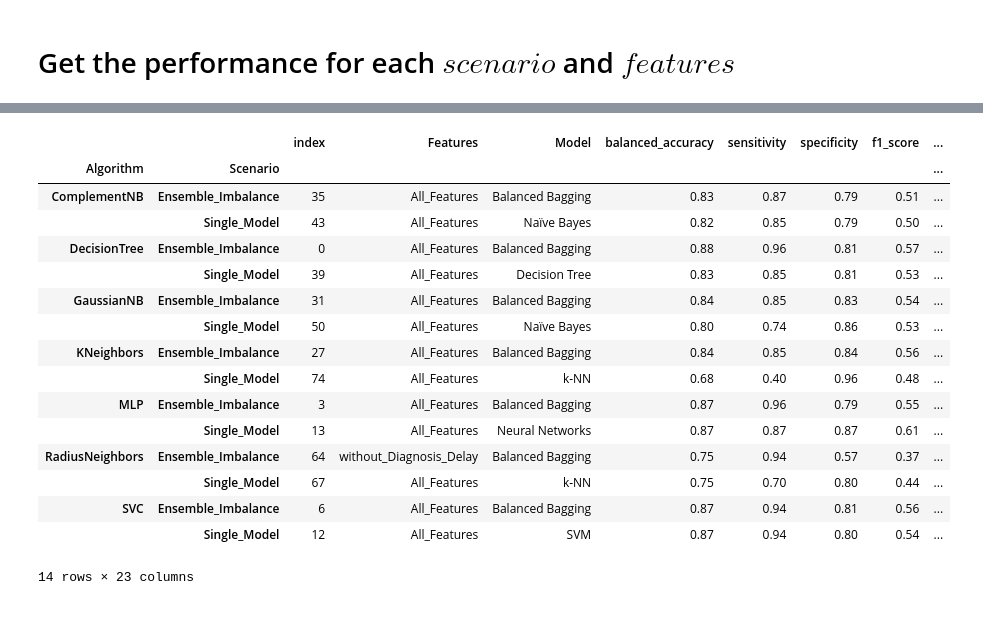
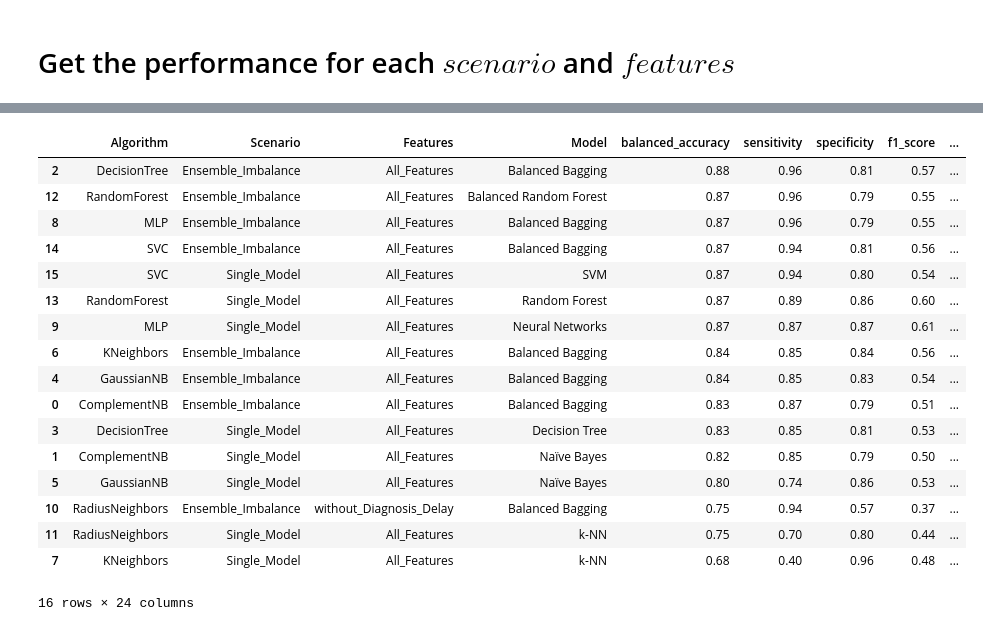
Before and after one commit to fabianopapaiz/als_prognosis_using_ensemble_imbalance, a Jupyter notebook: 05_Train_Validate_Models/777.1 - Separate performances by algorithm scenario and etc.ipynb, the cells around one changed output, grey strips where cells are left out. Cells and saved outputs as stored; diff of their text form; code cells hidden in the pictures.

```diff
--- a/05_Train_Validate_Models/777.1 - Separate performances by algorithm scenario and etc.ipynb
+++ b/05_Train_Validate_Models/777.1 - Separate performances by algorithm scenario and etc.ipynb
@@ -186,9 +182,11 @@ df_all.fillna('', inplace=True)
 df_all['Algorithm'] = df_all.Estimator_Class + ' ' + df_all.Model_Class
 df_all.Algorithm = df_all.Algorithm.str.replace('BalancedBagging', '').str.replace('Classifier', '').str.strip()
 
+df_all.Algorithm = df_all.Algorithm.str.replace('BalancedRandomForest', 'RandomForest').str.strip()
+
 
 df_all.sort_values(by=['Algorithm'], inplace=True)
 
-df_all[['Algorithm', 'Estimator', 'Model', 'Model_Class', 'Estimator_Class']].head(9)
+df_all[['Algorithm', 'Estimator', 'Model', 'Model_Class', 'Estimator_Class']]
 # %% [output]
 |  | Algorithm | Estimator | Model | Model_Class | Estimator_Class |
@@ -304,23 +291,27 @@ ValueError: Unable to coerce to Series, length must be 2: given 39
 # %%
 df_aux = df_all.sort_values(by=['Algorithm','Scenario','balanced_accuracy','sensitivity','specificity'],
                             ascending=[True, True, False, False, False]).reset_index().copy()
-df_aux = df_aux.groupby(by=['Algorithm','Scenario']).first()
+df_aux = df_aux.groupby(by=['Algorithm','Scenario']).first().reset_index()
+
+df_aux = utils_exec_models_new.sort_performances_results(df=df_aux).drop(columns=['index'])
+
 df_aux
 # %% [output]
-|  |  | index | Features | Model | balanced_accuracy | sensitivity | specificity | f1_score | ... |
-| Algorithm | Scenario |  |  |  |  |  |  |  | ... |
-| ComplementNB | Ensemble_Imbalance | 35 | All_Features | Balanced Bagging | 0.83 | 0.87 | 0.79 | 0.51 | ... |
-|  | Single_Model | 43 | All_Features | Naïve Bayes | 0.82 | 0.85 | 0.79 | 0.50 | ... |
-| DecisionTree | Ensemble_Imbalance | 0 | All_Features | Balanced Bagging | 0.88 | 0.96 | 0.81 | 0.57 | ... |
-|  | Single_Model | 39 | All_Features | Decision Tree | 0.83 | 0.85 | 0.81 | 0.53 | ... |
-| GaussianNB | Ensemble_Imbalance | 31 | All_Features | Balanced Bagging | 0.84 | 0.85 | 0.83 | 0.54 | ... |
-|  | Single_Model | 50 | All_Features | Naïve Bayes | 0.80 | 0.74 | 0.86 | 0.53 | ... |
-| KNeighbors | Ensemble_Imbalance | 27 | All_Features | Balanced Bagging | 0.84 | 0.85 | 0.84 | 0.56 | ... |
-|  | Single_Model | 74 | All_Features | k-NN | 0.68 | 0.40 | 0.96 | 0.48 | ... |
-| MLP | Ensemble_Imbalance | 3 | All_Features | Balanced Bagging | 0.87 | 0.96 | 0.79 | 0.55 | ... |
-|  | Single_Model | 13 | All_Features | Neural Networks | 0.87 | 0.87 | 0.87 | 0.61 | ... |
-| RadiusNeighbors | Ensemble_Imbalance | 64 | without_Diagnosis_Delay | Balanced Bagging | 0.75 | 0.94 | 0.57 | 0.37 | ... |
-|  | Single_Model | 67 | All_Features | k-NN | 0.75 | 0.70 | 0.80 | 0.44 | ... |
-| SVC | Ensemble_Imbalance | 6 | All_Features | Balanced Bagging | 0.87 | 0.94 | 0.81 | 0.56 | ... |
-|  | Single_Model | 12 | All_Features | SVM | 0.87 | 0.94 | 0.80 | 0.54 | ... |
+|  | Algorithm | Scenario | Features | Model | balanced_accuracy | sensitivity | specificity | f1_score | ... |
+| 2 | DecisionTree | Ensemble_Imbalance | All_Features | Balanced Bagging | 0.88 | 0.96 | 0.81 | 0.57 | ... |
+| 12 | RandomForest | Ensemble_Imbalance | All_Features | Balanced Random Forest | 0.87 | 0.96 | 0.79 | 0.55 | ... |
+| 8 | MLP | Ensemble_Imbalance | All_Features | Balanced Bagging | 0.87 | 0.96 | 0.79 | 0.55 | ... |
+| 14 | SVC | Ensemble_Imbalance | All_Features | Balanced Bagging | 0.87 | 0.94 | 0.81 | 0.56 | ... |
+| 15 | SVC | Single_Model | All_Features | SVM | 0.87 | 0.94 | 0.80 | 0.54 | ... |
+| 13 | RandomForest | Single_Model | All_Features | Random Forest | 0.87 | 0.89 | 0.86 | 0.60 | ... |
+| 9 | MLP | Single_Model | All_Features | Neural Networks | 0.87 | 0.87 | 0.87 | 0.61 | ... |
+| 6 | KNeighbors | Ensemble_Imbalance | All_Features | Balanced Bagging | 0.84 | 0.85 | 0.84 | 0.56 | ... |
+| 4 | GaussianNB | Ensemble_Imbalance | All_Features | Balanced Bagging | 0.84 | 0.85 | 0.83 | 0.54 | ... |
+| 0 | ComplementNB | Ensemble_Imbalance | All_Features | Balanced Bagging | 0.83 | 0.87 | 0.79 | 0.51 | ... |
+| 3 | DecisionTree | Single_Model | All_Features | Decision Tree | 0.83 | 0.85 | 0.81 | 0.53 | ... |
+| 1 | ComplementNB | Single_Model | All_Features | Naïve Bayes | 0.82 | 0.85 | 0.79 | 0.50 | ... |
+| 5 | GaussianNB | Single_Model | All_Features | Naïve Bayes | 0.80 | 0.74 | 0.86 | 0.53 | ... |
+| 10 | RadiusNeighbors | Ensemble_Imbalance | without_Diagnosis_Delay | Balanced Bagging | 0.75 | 0.94 | 0.57 | 0.37 | ... |
+| 11 | RadiusNeighbors | Single_Model | All_Features | k-NN | 0.75 | 0.70 | 0.80 | 0.44 | ... |
+| 7 | KNeighbors | Single_Model | All_Features | k-NN | 0.68 | 0.40 | 0.96 | 0.48 | ... |
-14 rows × 23 columns
+16 rows × 24 columns
```
Also changed, not shown: parts of 16 cells of this notebook, 22 other files.
